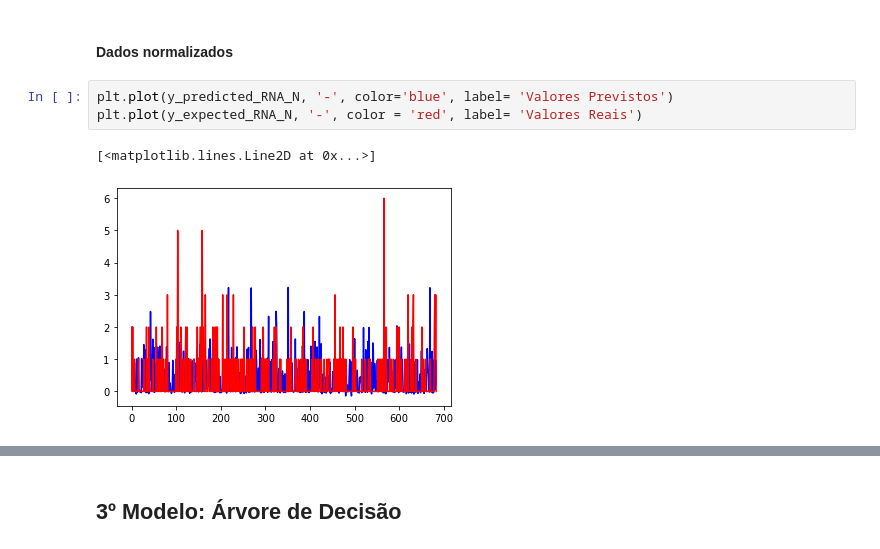
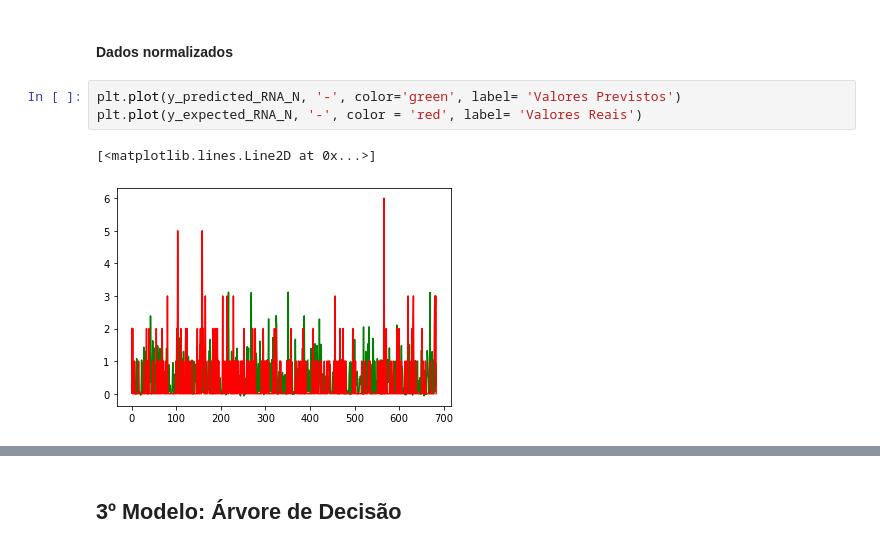
Before and after one commit to andre-barbosa-uff/ST_setor-eletrico, a Jupyter notebook: Algoritmo de ST_ML_UFF.ipynb, the cells around one changed output, grey strips where cells are left out. Cells and saved outputs as stored; diff of their text form.

```diff
--- a/Algoritmo de ST_ML_UFF.ipynb
+++ b/Algoritmo de ST_ML_UFF.ipynb
@@ -278,11 +305,11 @@ plt.plot(y_expected_RNA, '-', color = 'red', label= 'Valores Reais')
 # %% [markdown]
 #### Dados normalizados
 # %%
-plt.plot(y_predicted_RNA_N, '-', color='blue', label= 'Valores Previstos')
+plt.plot(y_predicted_RNA_N, '-', color='green', label= 'Valores Previstos')
 plt.plot(y_expected_RNA_N, '-', color = 'red', label= 'Valores Reais')
 # %% [output]
 [<matplotlib.lines.Line2D at 0x...>]
-[figure, old version]
+[figure, new version]
 # %%
 plt.scatter(np.linspace(0, 10, num=(y_test_RNA.size)),y_test_RNA,  color='black')
 plt.plot(np.linspace(0, 10, num=(y_test_RNA.size)),RNA.predict(X_test_RNA), color='blue', linewidth=1)
```
Also changed, not shown: parts of 60 cells of this notebook.
